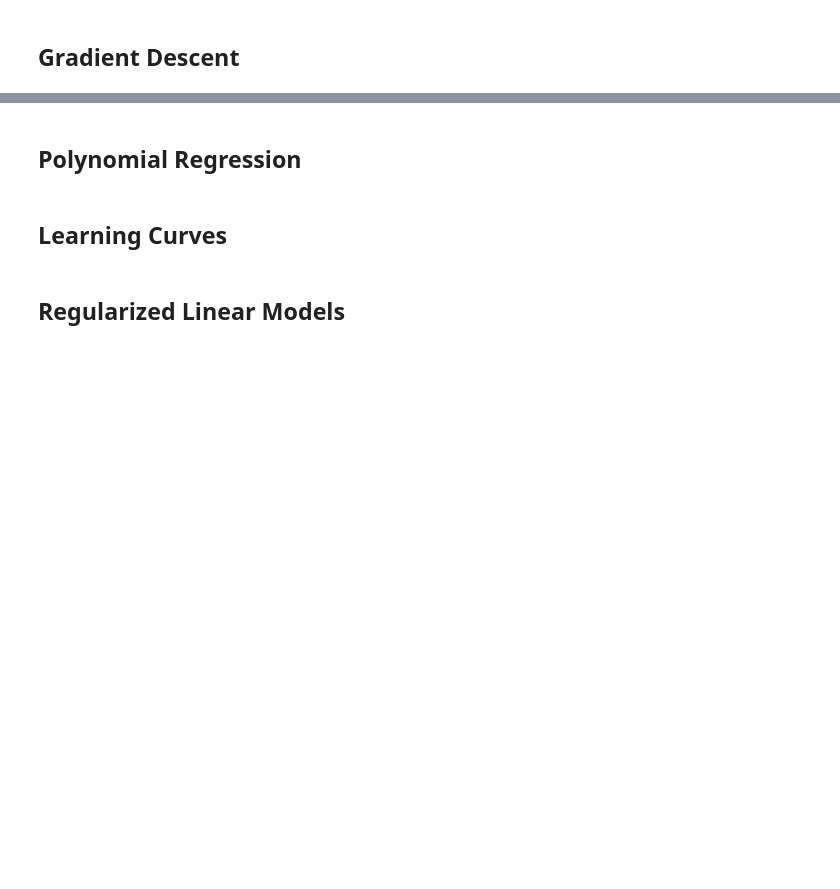
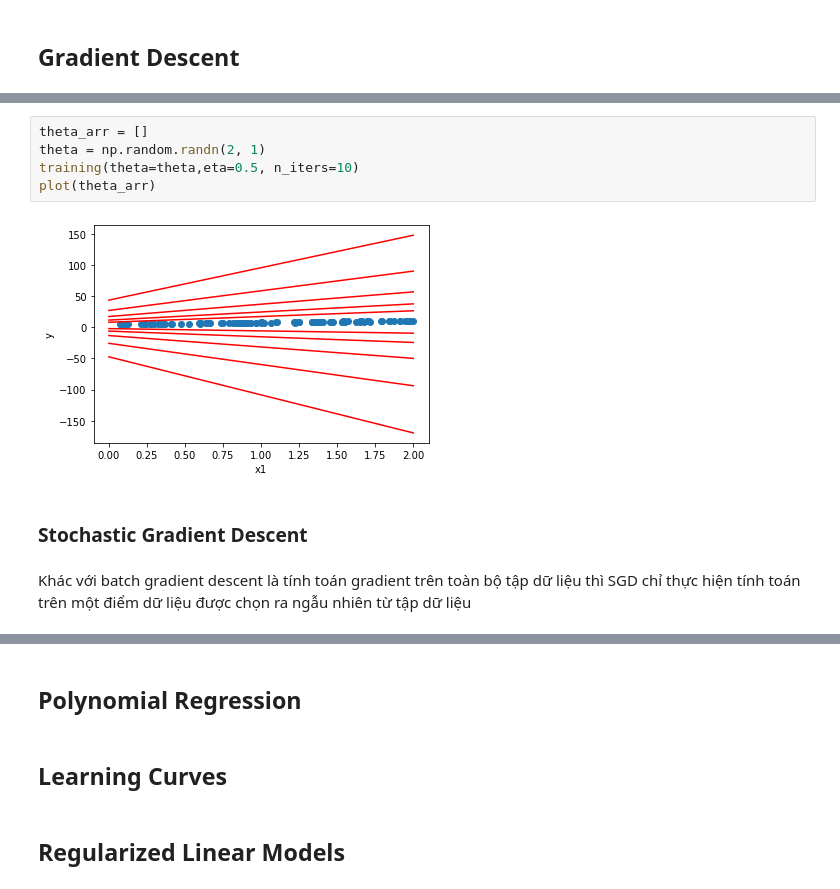
Before and after one commit to sonhm3029/Learning_ML_with_book, a Jupyter notebook: practice/hand_on_ml_with_sklearn_tensorflow/[Part1]_The_fundamentals_of_ML/chapter4.ipynb, the cells around one changed output, grey strips where cells are left out. Cells and saved outputs as stored; diff of their text form; blank space fills up the shorter version.

```diff
--- a/practice/hand_on_ml_with_sklearn_tensorflow/[Part1]_The_fundamentals_of_ML/chapter4.ipynb
+++ b/practice/hand_on_ml_with_sklearn_tensorflow/[Part1]_The_fundamentals_of_ML/chapter4.ipynb
@@ -112,0 +223,11 @@ plt.plot([0, 2], [linear_reg_clf.predict([x])[0][0] for x in [[0],[2]]],'r-')
+# %%
+theta_arr = []
+theta = np.random.randn(2, 1)
+training(theta=theta,eta=0.5, n_iters=10)
+plot(theta_arr)
+# %% [output]
+[figure, added]
+# %% [markdown]
+### Stochastic Gradient Descent
+# %% [markdown]
+Khác với batch gradient descent là tính toán gradient trên toàn bộ tập dữ liệu thì SGD chỉ thực hiện tính toán trên một điểm dữ liệu được chọn ra ngẫu nhiên từ tập dữ liệu
```
Also changed, not shown: parts of 23 cells of this notebook, 8 other files.
